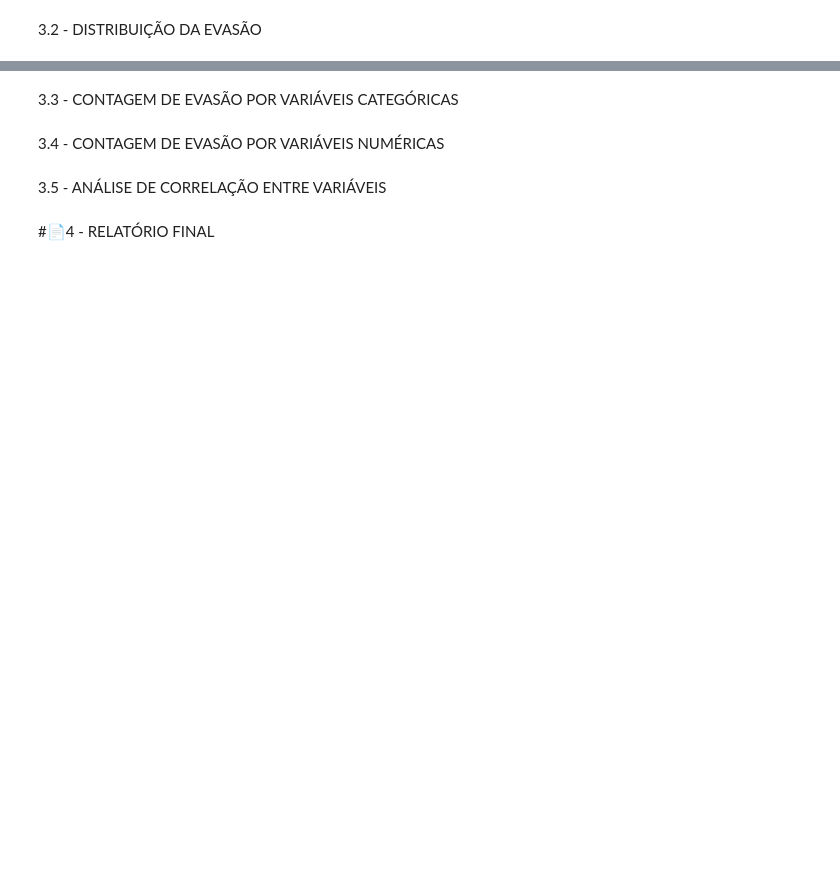
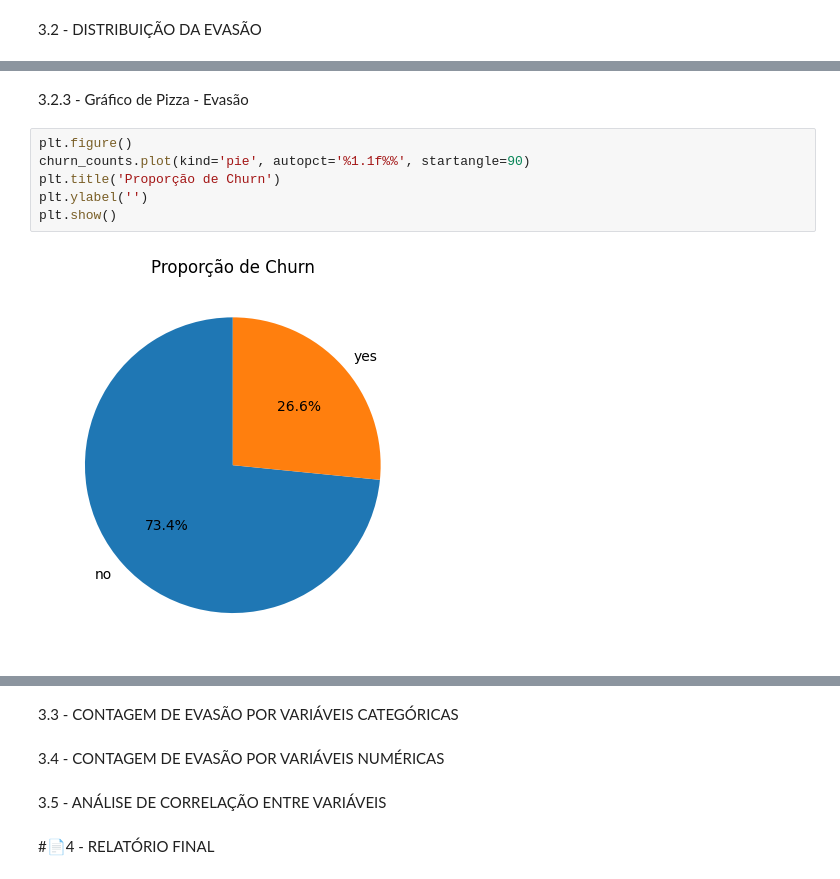
Before and after one commit to jcmaiolo/Challenge-churn-de-clientes, a Jupyter notebook: TelecomX_BR.ipynb, the cells around one changed output, grey strips where cells are left out. Drawn from its saved outputs; the diff is of its cells as text; blank space fills up the shorter version.

```diff
--- a/TelecomX_BR.ipynb
+++ b/TelecomX_BR.ipynb
@@ -425,0 +471,10 @@ Index(['customerID', 'Churn', 'customer_gender', 'customer_senior',
+# %% [markdown]
+3.2.3 - Gráfico de Pizza - Evasão
+# %%
+plt.figure()
+churn_counts.plot(kind='pie', autopct='%1.1f%%', startangle=90)
+plt.title('Proporção de Churn')
+plt.ylabel('')
+plt.show()
+# %% [output]
+[figure, added]
```
Also changed, not shown: parts of 8 cells of this notebook.
